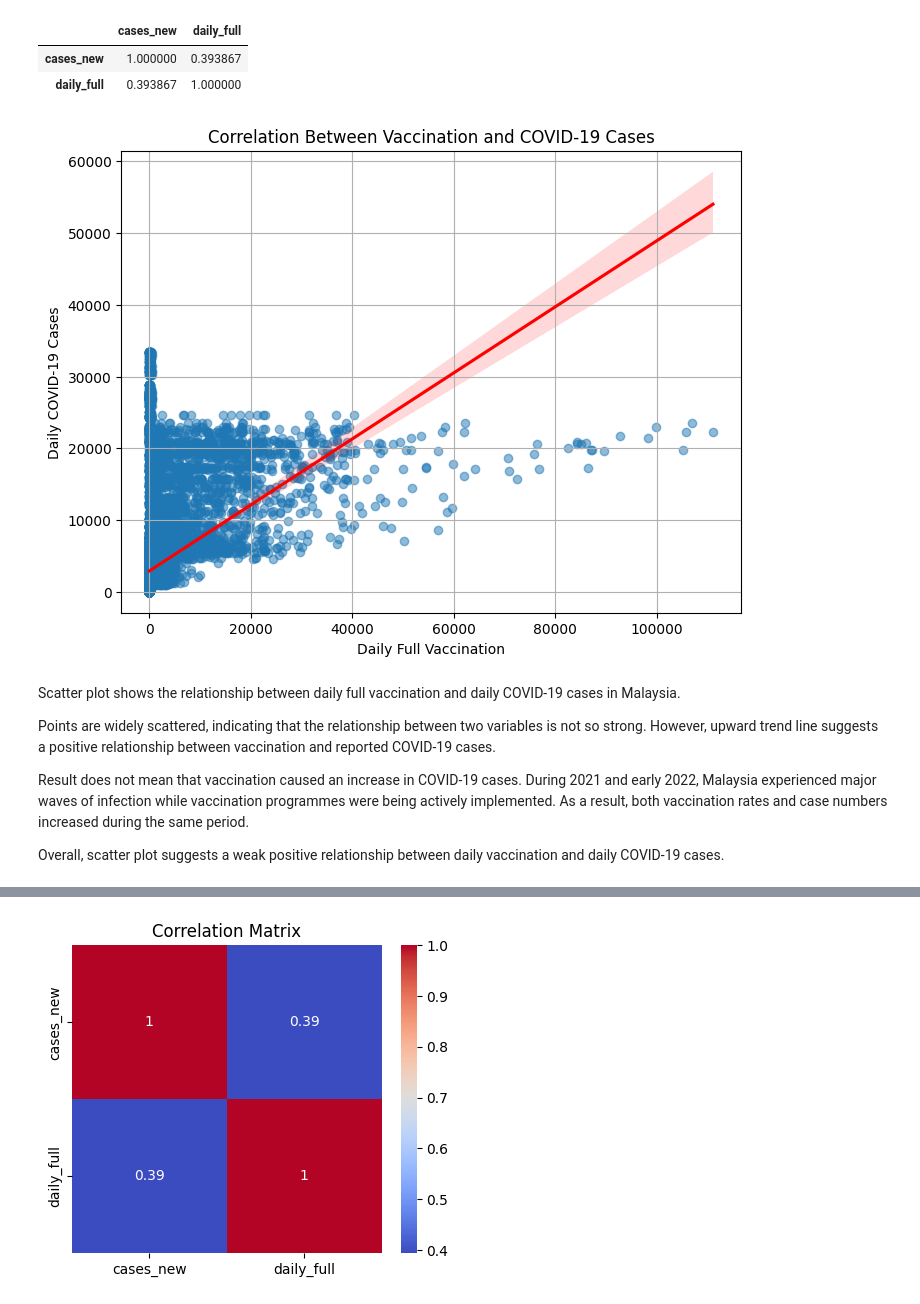
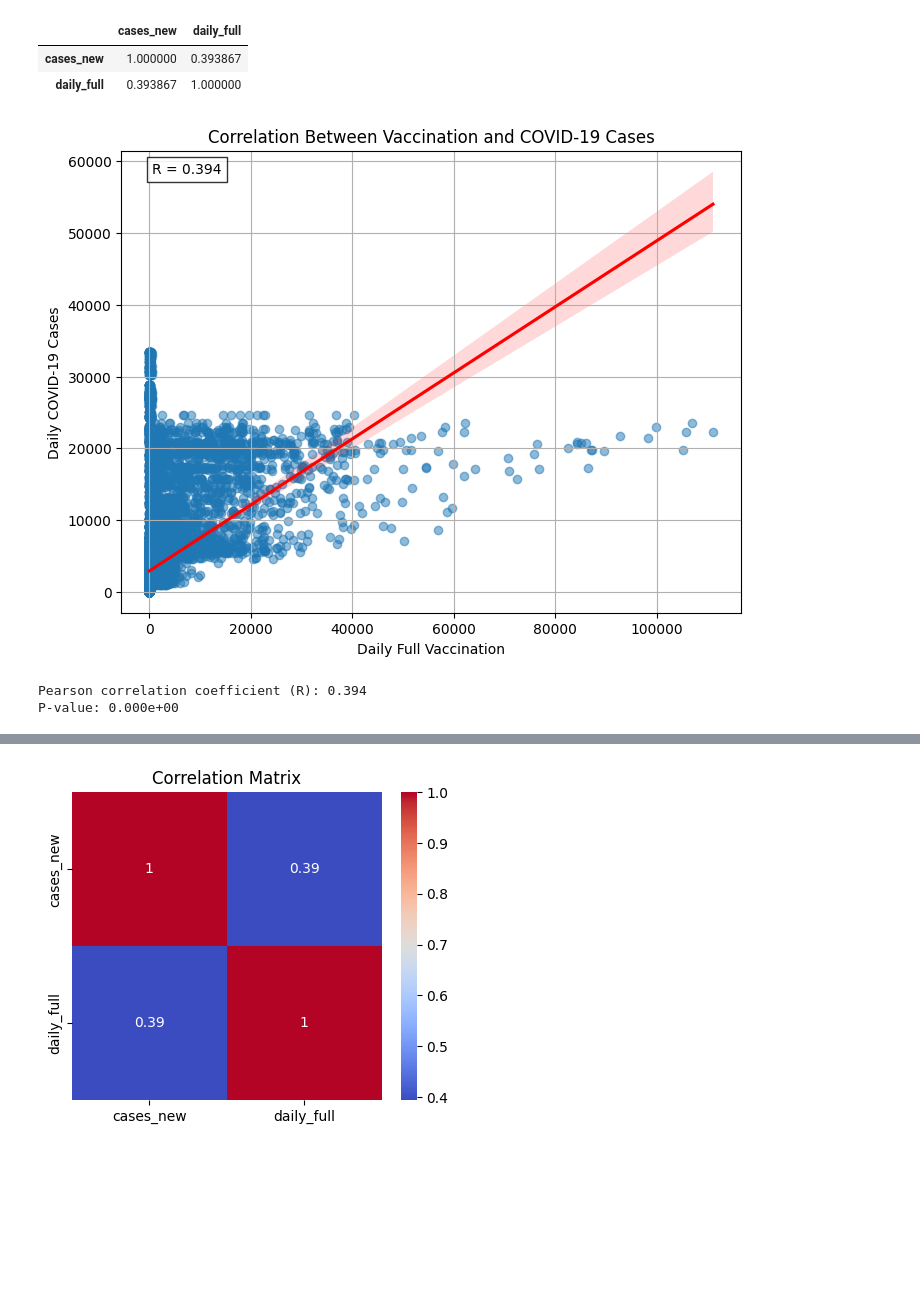
Before and after one commit to Julia-Mansor/MSc-Project-2-Data-Science, a Jupyter notebook: P170177_STQD6014__SEM2_2025_2026__Project2.ipynb, the cells around one changed output, grey strips where cells are left out. Drawn from its saved outputs; the diff is of its cells as text; code cells hidden in the pictures; blank space fills up the shorter version.

```diff
--- a/P170177_STQD6014__SEM2_2025_2026__Project2.ipynb
+++ b/P170177_STQD6014__SEM2_2025_2026__Project2.ipynb
@@ -574,34 +574,49 @@ merged_vax[['cases_new', 'daily_full']].corr()
 | cases_new | 1.000000 | 0.393867 |
 | daily_full | 0.393867 | 1.000000 |
 # %%
+import pandas as pd
 import matplotlib.pyplot as plt
 import seaborn as sns
+from scipy.stats import pearsonr
+
+# Clean data
+df = merged_vax[['daily_full', 'cases_new']].copy()
+
+df['daily_full'] = pd.to_numeric(df['daily_full'], errors='coerce')
+df['cases_new'] = pd.to_numeric(df['cases_new'], errors='coerce')
+
+df = df.dropna()
+
+# Correlation
+r, p = pearsonr(df['daily_full'], df['cases_new'])
 
 plt.figure(figsize=(8,6))
 
 sns.regplot(
     x='daily_full',
     y='cases_new',
-    data=merged_vax,
+    data=df,
     scatter_kws={'alpha':0.5},
     line_kws={'color':'red'}
+)
+
+plt.text(
+    0.05, 0.95,
+    f'R = {r:.3f}',
+    transform=plt.gca().transAxes,
+    bbox=dict(facecolor='white', alpha=0.8)
 )
 
 plt.title('Correlation Between Vaccination and COVID-19 Cases')
 plt.xlabel('Daily Full Vaccination')
 plt.ylabel('Daily COVID-19 Cases')
-
 plt.grid(True)
 
 plt.show()
+
+print(f"Pearson correlation coefficient (R): {r:.3f}")
+print(f"P-value: {p:.3e}")
 # %% [output]
-[figure, old version]
+[figure, new version]
+Pearson correlation coefficient (R): 0.394
+P-value: 0.000e+00
-# %% [markdown]
-
-Scatter plot shows the relationship between daily full vaccination and daily COVID-19 cases in Malaysia.
-
-Points are widely scattered, indicating that the relationship between two variables is not so strong. However, upward trend line suggests a positive relationship between vaccination and reported COVID-19 cases.
-
-Result does not mean that vaccination caused an increase in COVID-19 cases. During 2021 and early 2022, Malaysia experienced major waves of infection while vaccination programmes were being actively implemented. As a result, both vaccination rates and case numbers increased during the same period.
-
-Overall, scatter plot suggests a weak positive relationship between daily vaccination and daily COVID-19 cases.
```
Also changed, not shown: parts of 6 cells of this notebook.
